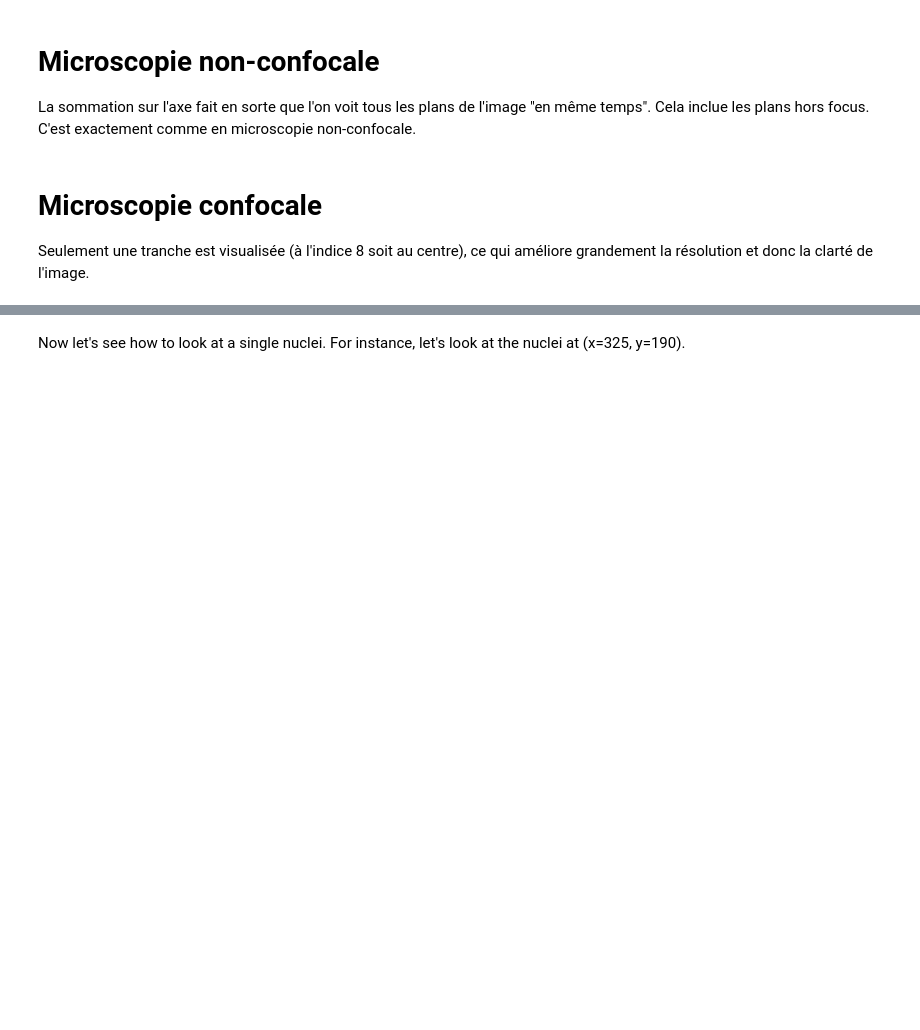
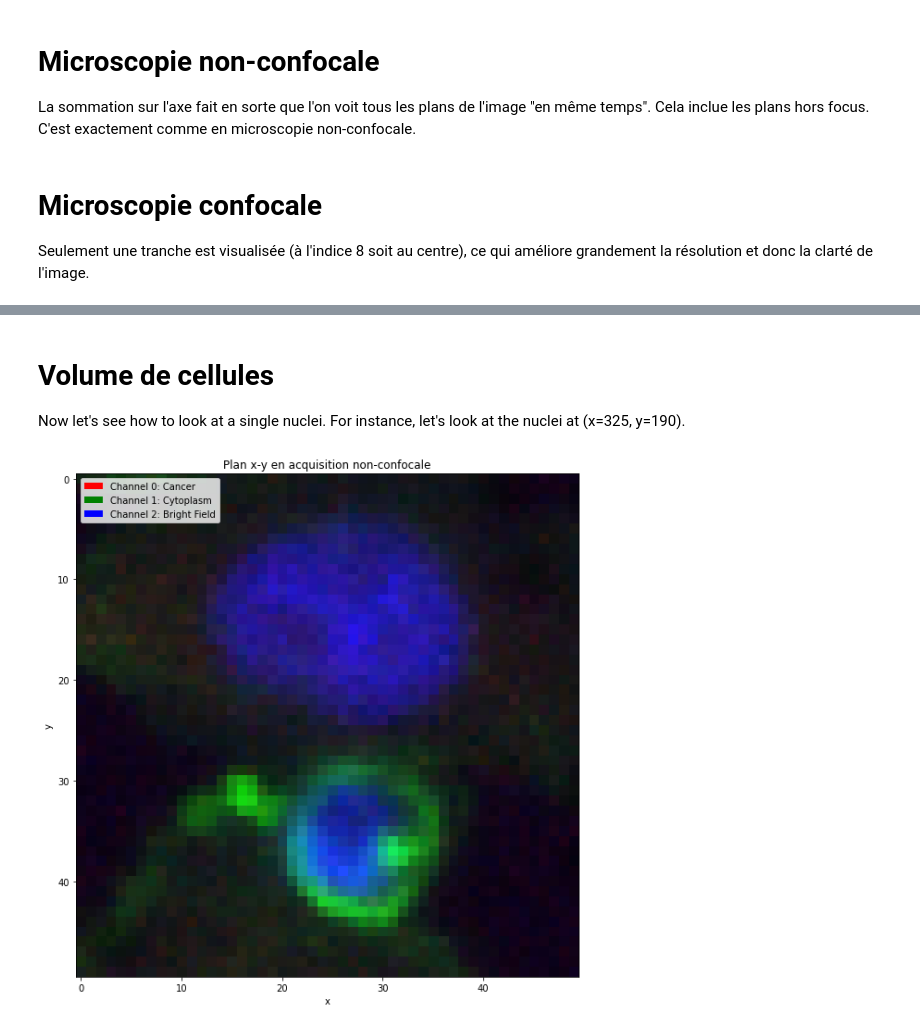
Before and after one commit to emilegp/microscopie_confocale, a Jupyter notebook: prostate/data_analysis.ipynb, the cells around one changed output, grey strips where cells are left out. Drawn from its saved outputs; the diff is of its cells as text; code cells hidden in the pictures; blank space fills up the shorter version.

```diff
--- a/prostate/data_analysis.ipynb
+++ b/prostate/data_analysis.ipynb
@@ -94,15 +95,23 @@ plt.show()
 # %% [markdown]
+# Volume de cellules
+
 Now let's see how to look at a single nuclei. For instance, let's look at the nuclei at (x=325, y=190).
 # %%
-imr = 2*im4d[0, :, 175:205, 310:340].sum(axis=0)
-img = im4d[1, :, 175:205, 310:340].sum(axis=0)
-imb = im4d[2, :, 175:205, 310:340].sum(axis=0)
+imr = 2*im4d[0, :, 175:225, 300:350].sum(axis=0)
+img = im4d[1, :, 175:225, 300:350].sum(axis=0)
+imb = im4d[2, :, 175:225, 300:350].sum(axis=0)
 im = np.stack([imr,img,imb], axis=2)
 
 
 plt.figure(figsize=[10,10])
 plt.imshow(im/im.max())
+plt.legend(handles=legend_elements, loc='upper left', bbox_to_anchor=(0, 1))
 plt.xlabel('x')
 plt.ylabel('y')
+plt.title(f'Plan x-y en acquisition non-confocale')
+plt.savefig('xy_plane_non_confocal.png')
+plt.show()
+# %% [output]
+[figure, added]
 # %%
 zlayer = 5
```
Also changed, not shown: parts of 5 cells of this notebook, 10 other files.
